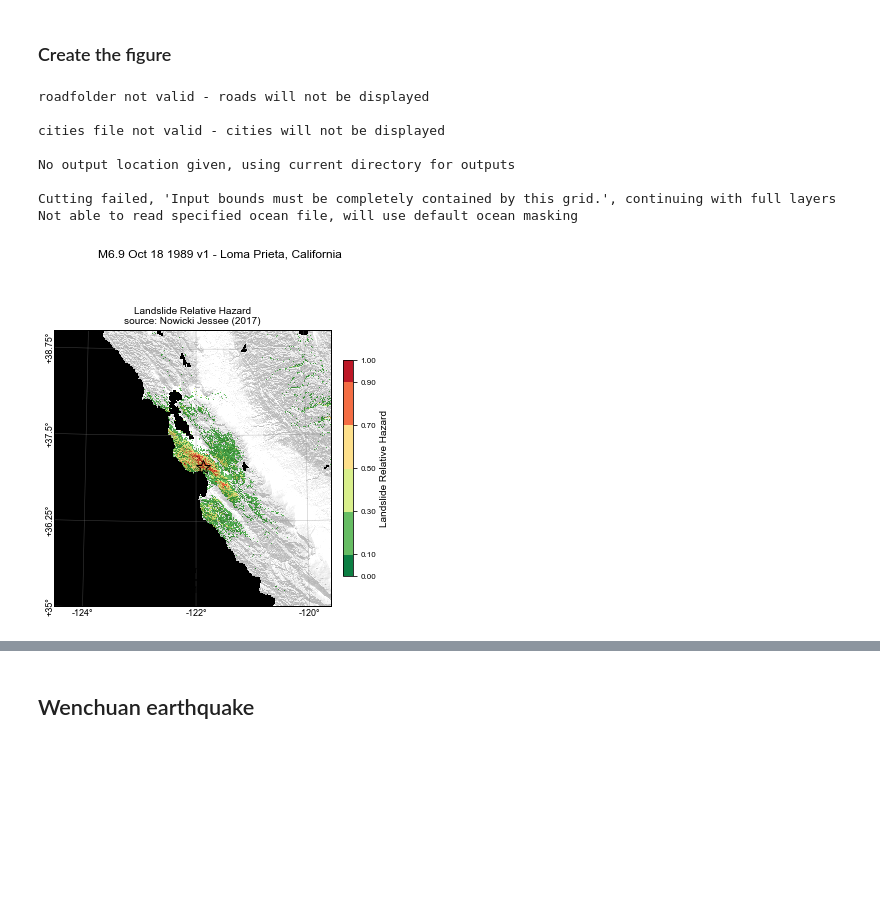
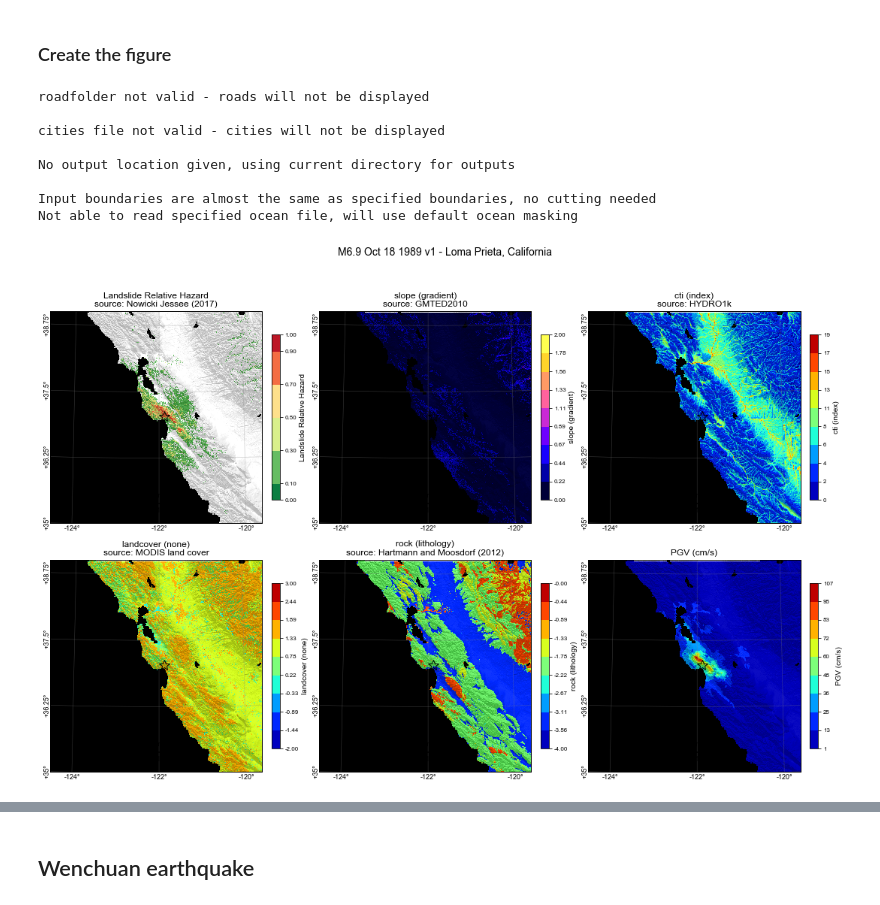
Before and after one commit to QingleCheng/groundfailure-notebooks, a Jupyter notebook: notebooks/Validate Nowicki Jessee 2017 landslide model.ipynb, the cells around one changed output, grey strips where cells are left out. Cells and saved outputs as stored; diff of their text form; code cells hidden in the pictures; blank space fills up the shorter version.

```diff
--- a/notebooks/Validate Nowicki Jessee 2017 landslide model.ipynb
+++ b/notebooks/Validate Nowicki Jessee 2017 landslide model.ipynb
@@ -52,5 +54,5 @@ del config['jessee_2017']['coverage']
 # %%
 # Run the model (this will take a minute)
-lmn = LogisticModel(shakefile, config, saveinputs=False)
+lmn = LogisticModel(shakefile, config, saveinputs=True, bounds=bounds)
 maplayers = lmn.calculate()
 # %% [output]
@@ -71,23 +73,29 @@ maskthresh = [0.1]  # to represent gray color on figure
 # %%
 # read in general mapping preferences
 mapconfig = ConfigObj(mapconfig)
 kwargs = parseMapConfig(mapconfig, fileext=map_inputs)
 
+# get plotting info from config for each layer
+plotorder, logscale, lims1, colormaps, maskthreshes = parseConfigLayers(maplayers, config)
+lims = lims + lims1[1:]
+colormaps = colormap + colormaps[1:]
+maskthreshes = maskthresh + maskthreshes[1:]
+
 # Make the figure
-temp = makemaps.modelMap(maplayers, shakefile, lims=lims, maskthreshes=maskthresh, plotorder=['model'],
+temp = makemaps.modelMap(maplayers, shakefile, lims=lims, maskthreshes=maskthreshes, plotorder=plotorder,
          logscale=False, maproads=False, mapcities=False, showplots=True, printparam=False,
          inventory_shapefile=None, scaletype='binned', savepdf=False, savepng=False, boundaries=bounds,
-         colormaps=colormap, **kwargs)
+         colormaps=colormaps, **kwargs)
 # %% [output]
 roadfolder not valid - roads will not be displayed
 
 cities file not valid - cities will not be displayed
 
 No output location given, using current directory for outputs
 
-Cutting failed, 'Input bounds must be completely contained by this grid.', continuing with full layers
+Input boundaries are almost the same as specified boundaries, no cutting needed
 Not able to read specified ocean file, will use default ocean masking
-[figure, old version]
+[figure, new version]
 # %% [markdown]
 ### Compare to the result from the original paper for this event (below)
 <img src="data/images/jessee2017_lomaprieta_relative.png" alt="From Paper" style="width: 400px;" align="left"/>
```
Also changed, not shown: parts of 5 cells of this notebook, 5 other files.
